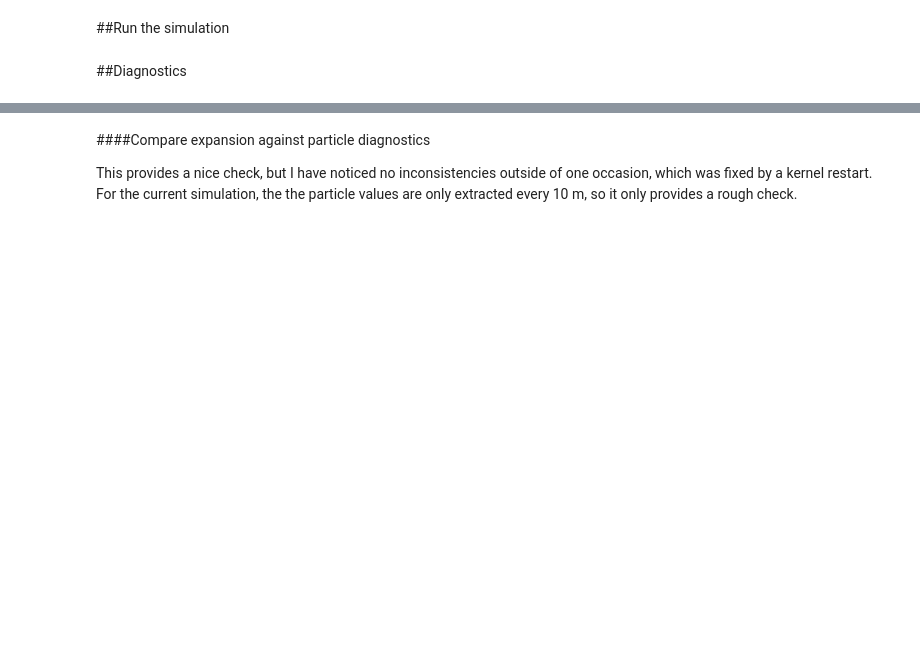
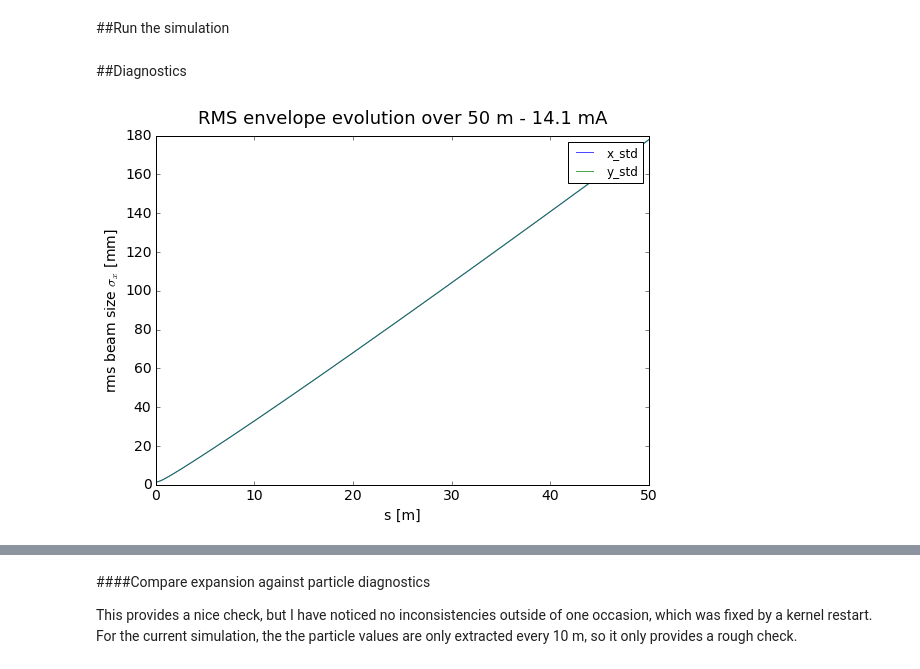
Before and after one commit to radiasoft/rssynergia, a Jupyter notebook: rssynergia/spacecharge_tests/sc_drift_expansion.ipynb, the cells around one changed output, grey strips where cells are left out. Drawn from its saved outputs; the diff is of its cells as text; code cells hidden in the pictures; blank space fills up the shorter version.

```diff
--- a/rssynergia/spacecharge_tests/sc_drift_expansion.ipynb
+++ b/rssynergia/spacecharge_tests/sc_drift_expansion.ipynb
@@ -130,7 +132,7 @@ mpisize = comm.get_size()
 # %%
 # specify the drift
 my_drift_length = 1.0  # [m]
-opts.steps_per_element = 2
+opts.steps_per_element = 100
 drift_element = synergia.lattice.Lattice_element("drift", "drift_element")
 drift_element.set_double_attribute("l", my_drift_length)
 
@@ -189,18 +193,18 @@ opts.real_particles = rp_perlength*bunch_length
 opts.betae = 0.5 #statically fix beta
 opts.alphae = 0.0
 
-bunchDistribution = "KV"
+bunchDistribution = "GaussianElegant"
 
 if bunchDistribution == "KV":
-    opts.macro_particles = n_macro
-    particles = StandardBeam6D.toyKVBeam6D(opts)
+    #opts.macro_particles = n_macro
+    particles = standard_beam6d.toyKVbeam6D(opts)
     bunch = particles[0]
 elif bunchDistribution == "GaussianInternal": #Not working properly
-    opts.macro_particles = n_macro
+    #opts.macro_particles = n_macro
     particles = Gaussian6D.GaussianBeam6D(opts)
     bunch = particles[0]
 elif bunchDistribution == "GaussianElegant":
-    bunch = np.loadtxt("gaussian/myGaussianBunch.txt")
+    bunch = np.loadtxt("myGaussianBunch.txt")
 
 bunch[:,4] = bunch_length*(np.random.random(len(bunch)) -0.5) #center at 0
 bunch[:,5] = opts.dpop*np.random.randn(1,len(bunch)) #set dp/p
@@ -264,31 +282,33 @@ workflow.cleanup(opts.output_dir)
 # %% [markdown]
 ##Diagnostics
 # %%
-from base_diagnostics import diagplot2
+
 
 opts.inputfile = opts.output_dir + '/basic.h5'
 opts.plots = ['x_std', 'y_std']
-plotVals = diagplot2.getPlotVals(opts.inputfile, opts.plots)
+plotVals = diagplot.getPlotVals(opts.inputfile, opts.plots)
 
 #define specific value arrays
 xmaster = plotVals['s']
 xstd = plotVals['x_std']
 ystd = plotVals['y_std']
 
 fig = plt.figure(figsize=(8,6))
 ax = plt.gca()
 ax.plot(xmaster,xstd*1.e3,'b-', alpha=0.7, label = 'x_std') #plot x
 ax.plot(xmaster,ystd*1.e3,'g-', alpha=0.7, label = 'y_std') #plot y
 axtitle = "RMS envelope evolution over 50 m - 14.1 mA"
 ax.set_title(axtitle, y = 1.02, fontsize = 18)
 ax.set_xlabel("s [m]",fontsize=14)
 ax.set_ylabel("rms beam size $\sigma_x$ [mm]",fontsize=14)
 ax.tick_params(axis='x', labelsize=14)
 ax.tick_params(axis='y', labelsize=14)
 ax.set_xlim([0,50.0])
 ax.legend()
 sv_title = 'SC_test_envelope_10m_bunch.pdf'
 fig.tight_layout()
 #fig.savefig(sv_title,bbox_inches='tight')
+# %% [output]
+[figure, added]
 # %%
 pltbunch.plot_bunch(myBunch)
```
Also changed, not shown: parts of 16 cells of this notebook, 1 other file.
